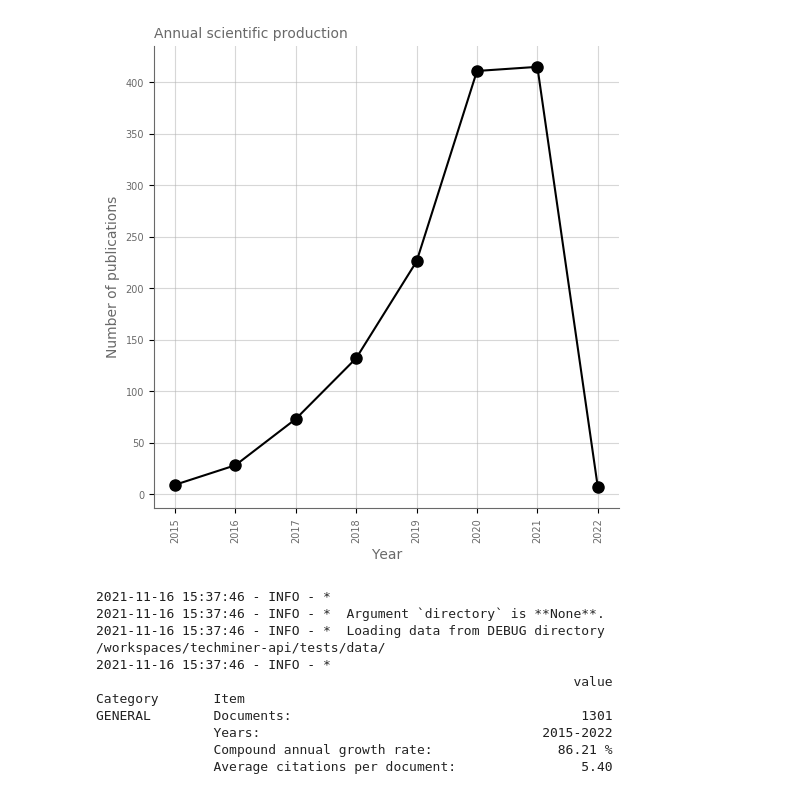
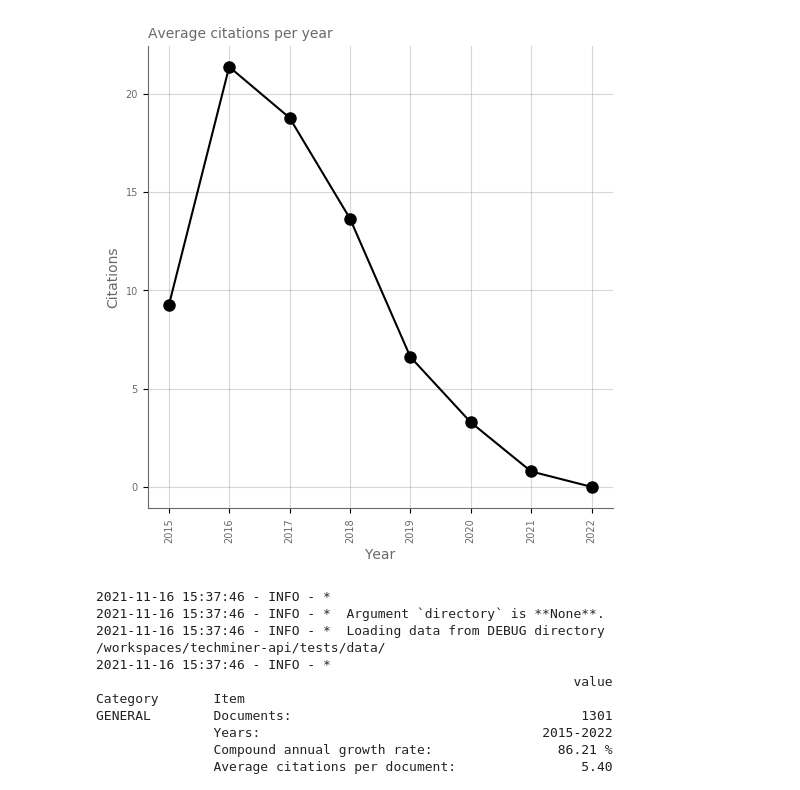
Before and after one commit to jdvelasq/techminer2, a Jupyter notebook: notebooks/debug.ipynb, the cells around one changed output. Cells and saved outputs as stored; diff of their text form; code cells hidden in the pictures.

Commit message:
average citations per year

```diff
--- a/notebooks/debug.ipynb
+++ b/notebooks/debug.ipynb
@@ -1,22 +1,23 @@
 # %%
 import os, sys
 import pandas as pd
 from sklearn.manifold import MDS
 from sklearn.cluster import KMeans
 
 currentdir = os.getcwd()
 parentdir = os.path.dirname(currentdir)
 sys.path.append(parentdir)
 pd.set_option("display.notebook_repr_html", False)
 
 from techminer import *
 
 directory = "/workspaces/techminer-api/tests/data/"
 
 
-annual_scientific_production().savefig("/workspaces/techminer-api/sphinx/images/annual_scientific_production.png")
+# annual_scientific_production().savefig("/workspaces/techminer-api/sphinx/images/annual_scientific_production.png")
+average_citations_per_year().savefig("/workspaces/techminer-api/sphinx/images/average_citations_per_year.png")
 # %% [output]
-[figure, old version]
+[figure, new version]
 # %%
 # column_coverage(directory, column="author_keywords")
 print(summary_view())
```
Also changed, not shown: 5 other files.
